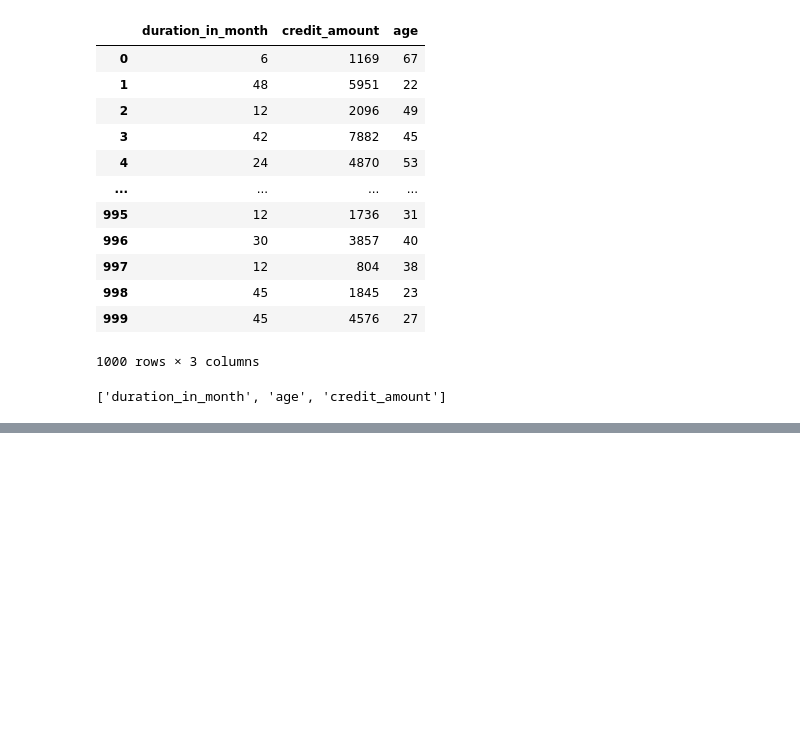
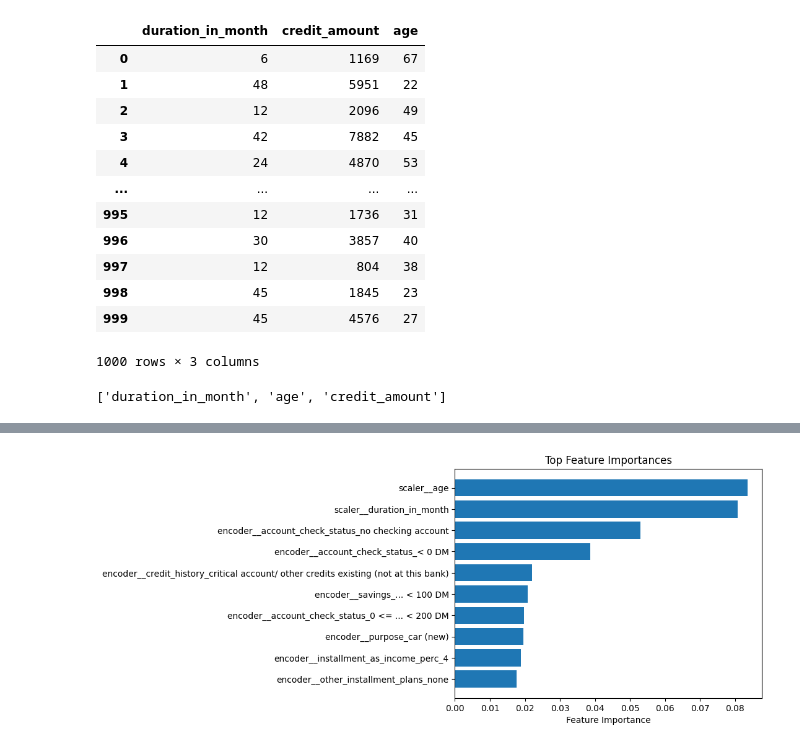
Before and after one commit to pablovanegas/Riesgo_Deudor, a Jupyter notebook: debt_risk.ipynb, the cells around one changed output, grey strips where cells are left out. Saved outputs shown, nothing was run; the diff lists cells and outputs as text; code cells hidden in the pictures; blank space fills up the shorter version.

Commit message:
ampliacion ramdon forest

```diff
--- a/debt_risk.ipynb
+++ b/debt_risk.ipynb
@@ -615,36 +598,0 @@ for i in range(5):
-# %%
-# Creating train and validation splits
-X_train, X_val, y_train, y_val = train_test_split(X, y, test_size=0.2, random_state=42)
-
-# Training Random Forest Classifier
-rf = RandomForestClassifier(random_state=42).fit(X_train, y_train)
-
-# Calculating evaluation metrics
-y_pred = rf.predict(X_val)
-precision = precision_score(y_val, y_pred, average='macro')
-recall = recall_score(y_val, y_pred, average='macro')
-f1_score = f1_score(y_val, y_pred, average='macro')
-
-print(f"Precision: {precision}, Recall: {recall}, F1 Score: {f1_score}\n")
-
-# Computing feature importances
-importances = rf.feature_importances_
-indices = np.argsort(importances)[::-1]
-top_feat_idx = indices[:5]  # Customize this number to get top N features
-
-feature_names = np.concatenate((np.char.add(['C'], categoricas), numericas))
-
-# Plotting top feature importances
-plt.figure(figsize=(10, 5))
-plt.title("Feature Importances")
-plt.barh(feature_names[top_feat_idx], importances[top_feat_idx], align='center')
-plt.xlim([0, 0.15]);
-plt.show();
-
-# Visualizing cumulative importance curve
-importances_sum = np.cumsum(importances) / np.cumsum(importances)[-1]
-plt.plot(importances_sum, color='darkblue', linestyle='--', marker='o', markersize=4)
-plt.xlabel('Proportion of explained variance')
-plt.ylabel('Number of features')
-plt.axhline(y=0.95, color='gray', linestyle='--');
-plt.title('Cumulative Importance Curve');
@@ -668,0 +626,11 @@ make_enconder = joblib.load('make_enconder.joblib')
+# %%
+fig, ax = plt.subplots()
+ax.barh(range(len(top_feats)), importances[top_feat_idx], align='center')
+ax.set_yticks(range(len(top_feats)))
+ax.set_yticklabels(top_feats)
+ax.invert_yaxis()
+ax.set_xlabel("Feature Importance")
+ax.set_title("Top Feature Importances")
+plt.show();
+# %% [output]
+[figure, added]
```
Also changed, not shown: parts of 9 cells of this notebook.
